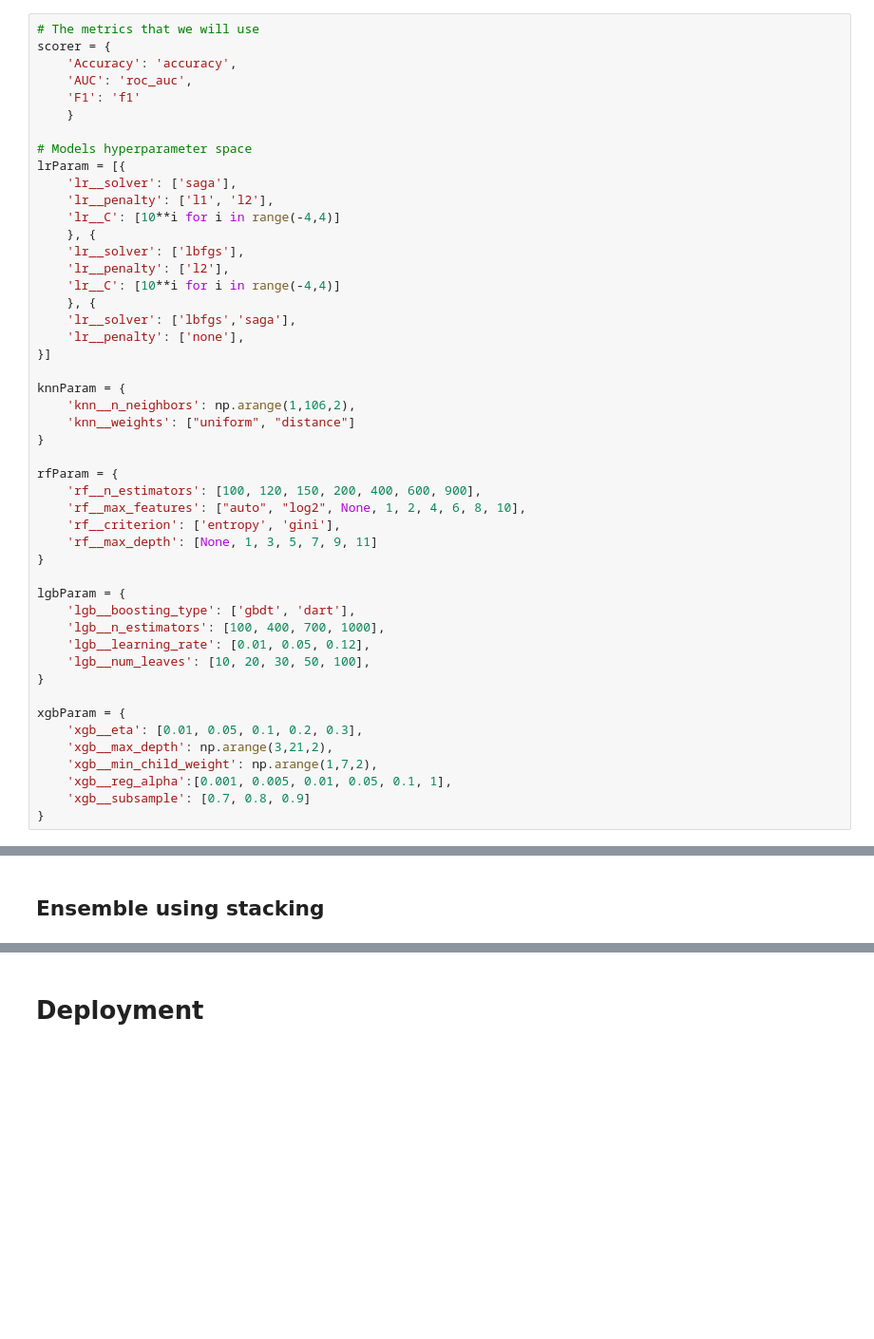
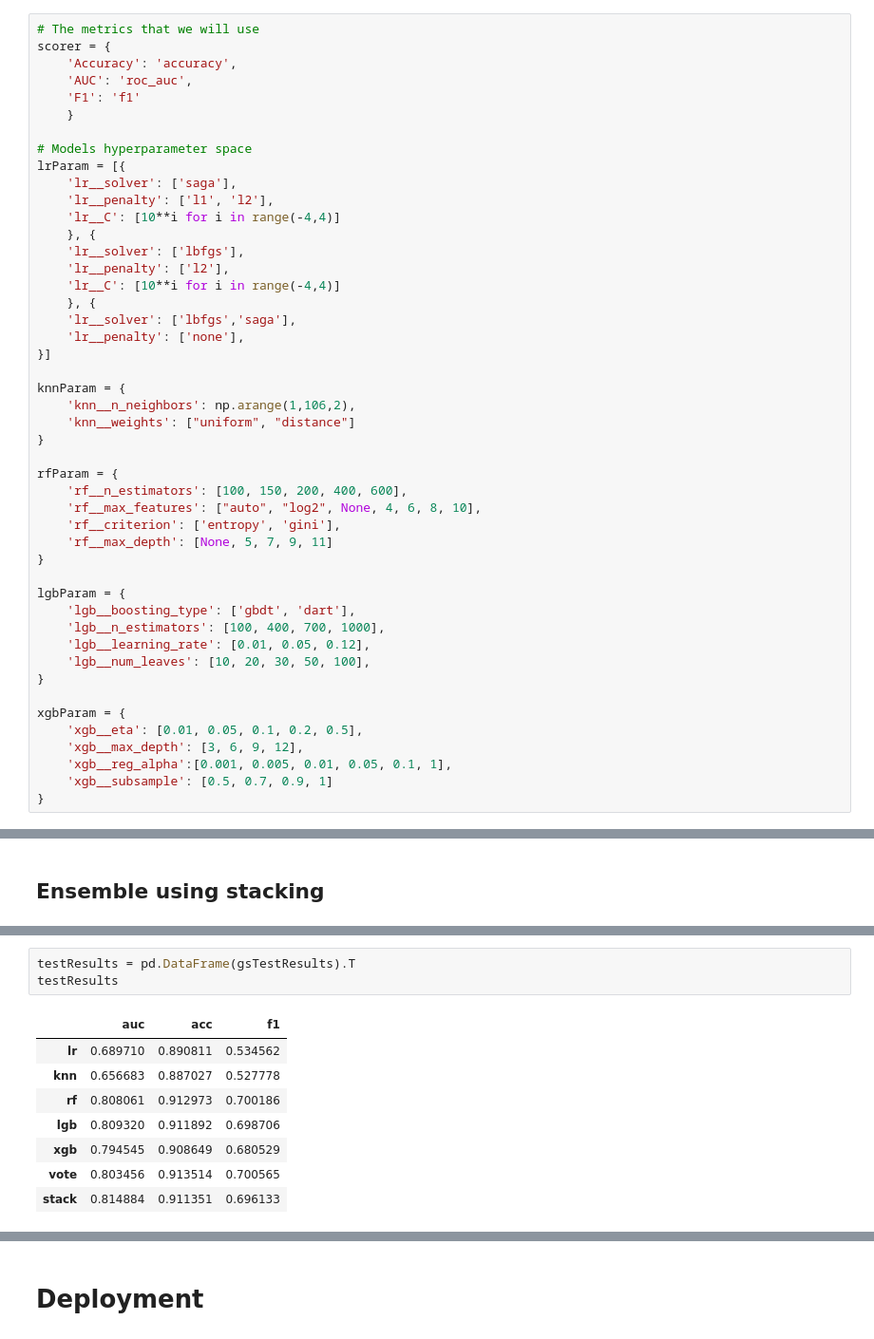
Before and after one commit to hmnguyen1067/E-Commerce-Revenue-Prediction, a Jupyter notebook: notebook.ipynb, the cells around one changed output, grey strips where cells are left out. Shown at 95% size. Drawn from its saved outputs; the diff is of its cells as text; blank space fills up the shorter version.

```diff
--- a/notebook.ipynb
+++ b/notebook.ipynb
@@ -440,10 +447,10 @@ knnParam = {
 }
 
 rfParam = {
-    'rf__n_estimators': [100, 120, 150, 200, 400, 600, 900],
-    'rf__max_features': ["auto", "log2", None, 1, 2, 4, 6, 8, 10],
+    'rf__n_estimators': [100, 150, 200, 400, 600],
+    'rf__max_features': ["auto", "log2", None, 4, 6, 8, 10],
     'rf__criterion': ['entropy', 'gini'],
-    'rf__max_depth': [None, 1, 3, 5, 7, 9, 11]
+    'rf__max_depth': [None, 5, 7, 9, 11]
 }
 
 lgbParam = {
@@ -454,11 +461,10 @@ lgbParam = {
 }
 
 xgbParam = {
-    'xgb__eta': [0.01, 0.05, 0.1, 0.2, 0.3],
-    'xgb__max_depth': np.arange(3,21,2),
-    'xgb__min_child_weight': np.arange(1,7,2),
+    'xgb__eta': [0.01, 0.05, 0.1, 0.2, 0.5],
+    'xgb__max_depth': [3, 6, 9, 12],
     'xgb__reg_alpha':[0.001, 0.005, 0.01, 0.05, 0.1, 1],
-    'xgb__subsample': [0.7, 0.8, 0.9]
+    'xgb__subsample': [0.5, 0.7, 0.9, 1]
 }
 # %%
 # Pipeline for each model
@@ -757,0 +696,12 @@ gsTestResults
+# %%
+testResults = pd.DataFrame(gsTestResults).T
+testResults
+# %% [output]
+|  | auc | acc | f1 |
+| lr | 0.689710 | 0.890811 | 0.534562 |
+| knn | 0.656683 | 0.887027 | 0.527778 |
+| rf | 0.808061 | 0.912973 | 0.700186 |
+| lgb | 0.809320 | 0.911892 | 0.698706 |
+| xgb | 0.794545 | 0.908649 | 0.680529 |
+| vote | 0.803456 | 0.913514 | 0.700565 |
+| stack | 0.814884 | 0.911351 | 0.696133 |
```
Also changed, not shown: parts of 10 cells of this notebook, 21 other files.
